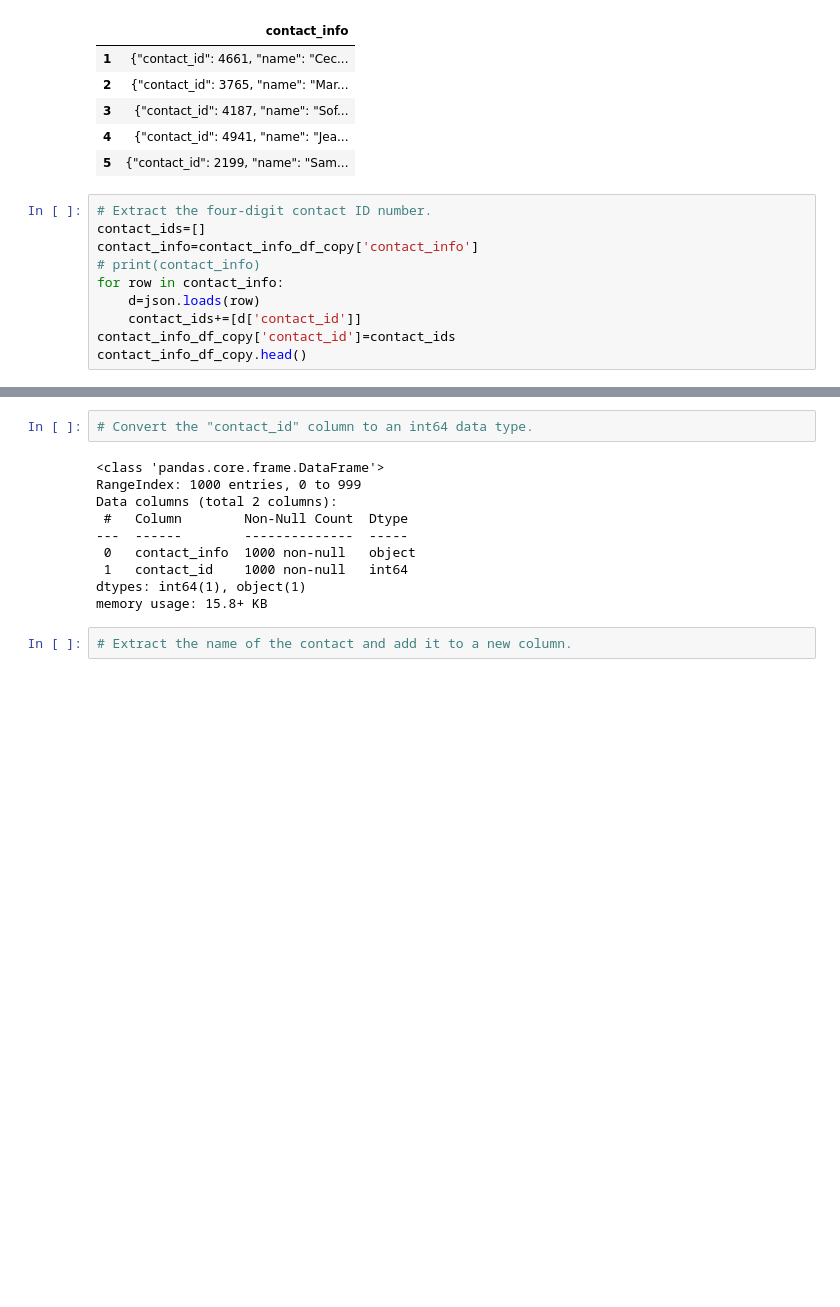
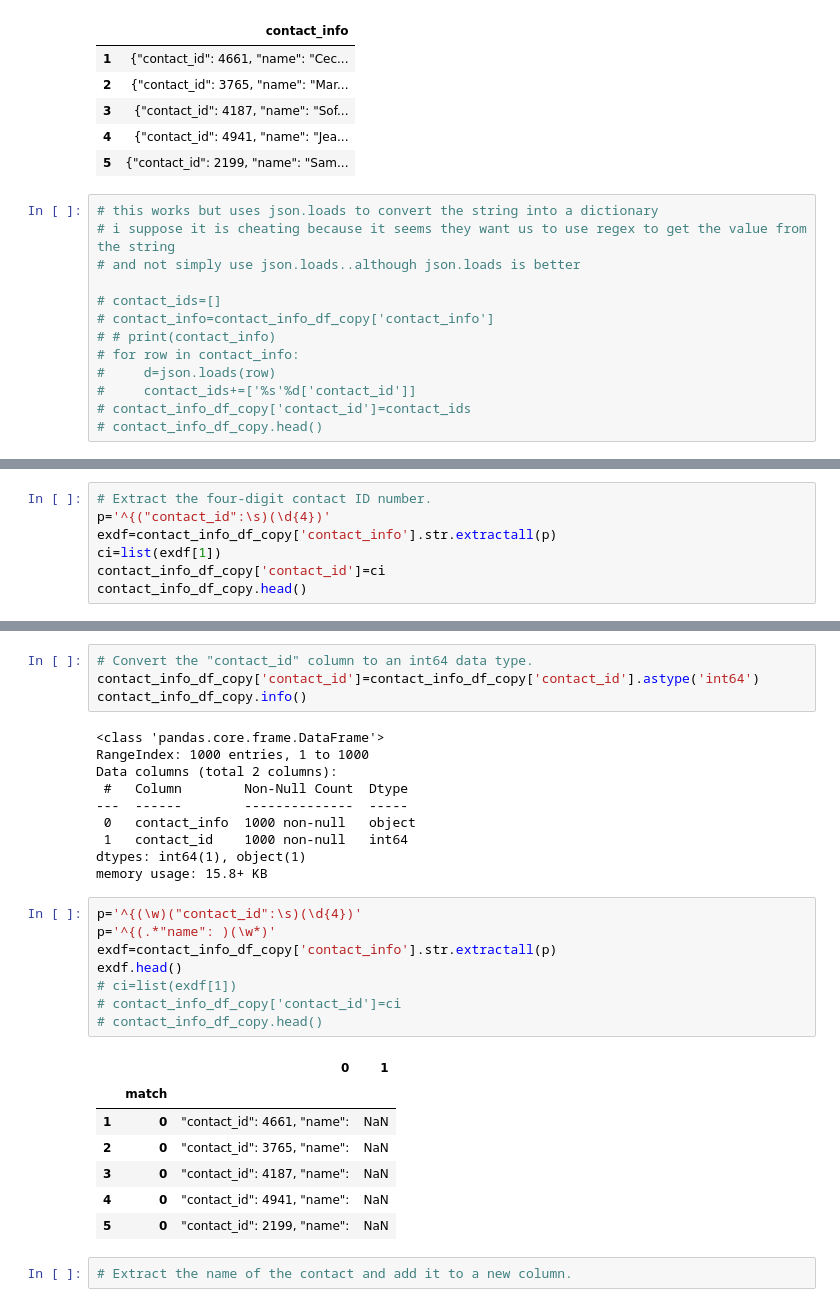
Before and after one commit to theyoungerelder/Crowdfunding_ETL, a Jupyter notebook: ETL_Mini_Project_Starter_Code.ipynb, the cells around one changed output, grey strips where cells are left out. Drawn from its saved outputs; the diff is of its cells as text; blank space fills up the shorter version.

```diff
--- a/ETL_Mini_Project_Starter_Code.ipynb
+++ b/ETL_Mini_Project_Starter_Code.ipynb
@@ -449,12 +449,15 @@ contact_info_df_copy.head()
 | 4 | {"contact_id": 4941, "name": "Jea... |
 | 5 | {"contact_id": 2199, "name": "Sam... |
 # %%
-# Extract the four-digit contact ID number.
-contact_ids=[]
-contact_info=contact_info_df_copy['contact_info']
-# print(contact_info)
-for row in contact_info:
-    d=json.loads(row)
-    contact_ids+=[d['contact_id']]
-contact_info_df_copy['contact_id']=contact_ids
-contact_info_df_copy.head()
+# this works but uses json.loads to convert the string into a dictionary
+# i suppose it is cheating because it seems they want us to use regex to get the value from the string
+# and not simply use json.loads..although json.loads is better
+
+# contact_ids=[]
+# contact_info=contact_info_df_copy['contact_info']
+# # print(contact_info)
+# for row in contact_info:
+#     d=json.loads(row)
+#     contact_ids+=['%s'%d['contact_id']]
+# contact_info_df_copy['contact_id']=contact_ids
+# contact_info_df_copy.head()
@@ -467,0 +464,7 @@ contact_info_df_copy.head()
+# %%
+# Extract the four-digit contact ID number.
+p='^{("contact_id":\s)(\d{4})'
+exdf=contact_info_df_copy['contact_info'].str.extractall(p)
+ci=list(exdf[1])
+contact_info_df_copy['contact_id']=ci
+contact_info_df_copy.head()
@@ -479,9 +490,11 @@ dtypes: object(2)
 memory usage: 15.8+ KB
 # %%
 # Convert the "contact_id" column to an int64 data type.
+contact_info_df_copy['contact_id']=contact_info_df_copy['contact_id'].astype('int64')
+contact_info_df_copy.info()
 # %% [output]
 <class 'pandas.core.frame.DataFrame'>
-RangeIndex: 1000 entries, 0 to 999
+RangeIndex: 1000 entries, 1 to 1000
 Data columns (total 2 columns):
  #   Column        Non-Null Count  Dtype
 ---  ------        --------------  -----
@@ -489,6 +502,22 @@ Data columns (total 2 columns):
  1   contact_id    1000 non-null   int64
 dtypes: int64(1), object(1)
 memory usage: 15.8+ KB
+# %%
+p='^{(\w)("contact_id":\s)(\d{4})'
+p='^{(.*"name": )(\w*)'
+exdf=contact_info_df_copy['contact_info'].str.extractall(p)
+exdf.head()
+# ci=list(exdf[1])
+# contact_info_df_copy['contact_id']=ci
+# contact_info_df_copy.head()
+# %% [output]
+|  |  | 0 | 1 |
+|  | match |  |  |
+| 1 | 0 | "contact_id": 4661, "name": | NaN |
+| 2 | 0 | "contact_id": 3765, "name": | NaN |
+| 3 | 0 | "contact_id": 4187, "name": | NaN |
+| 4 | 0 | "contact_id": 4941, "name": | NaN |
+| 5 | 0 | "contact_id": 2199, "name": | NaN |
 # %%
 # Extract the name of the contact and add it to a new column.
 # %% [output]
```
Also changed, not shown: parts of 3 cells of this notebook.
